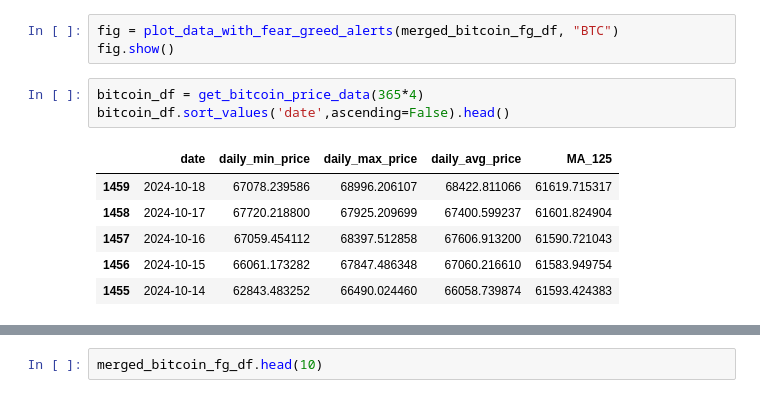
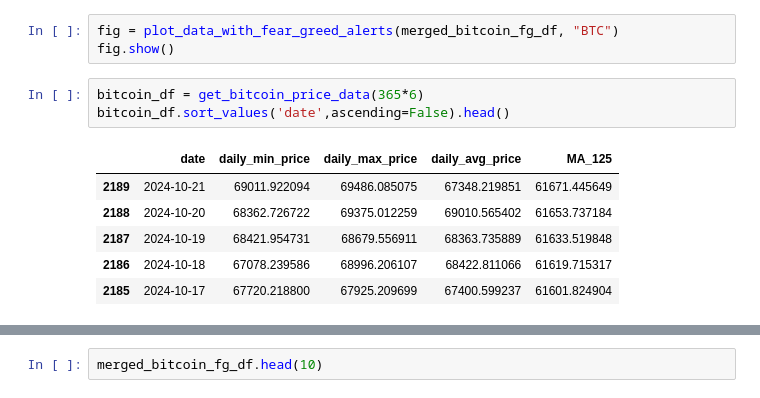
Before and after one commit to yangforbig/Crypto-Fear-Greed-Index-Graph, a Jupyter notebook: script/stream_data.ipynb, the cells around one changed output, grey strips where cells are left out. Saved outputs shown, nothing was run; the diff lists cells and outputs as text.

```diff
--- a/script/stream_data.ipynb
+++ b/script/stream_data.ipynb
@@ -187,12 +301,12 @@ plot_extreme_periods(fear_greed_df, extreme_periods)
 fig = plot_data_with_fear_greed_alerts(merged_bitcoin_fg_df, "BTC")
 fig.show()
 # %%
-bitcoin_df = get_bitcoin_price_data(365*4)
+bitcoin_df = get_bitcoin_price_data(365*6)
 bitcoin_df.sort_values('date',ascending=False).head()
 # %% [output]
 |  | date | daily_min_price | daily_max_price | daily_avg_price | MA_125 |
-| 1459 | 2024-10-18 | 67078.239586 | 68996.206107 | 68422.811066 | 61619.715317 |
-| 1458 | 2024-10-17 | 67720.218800 | 67925.209699 | 67400.599237 | 61601.824904 |
-| 1457 | 2024-10-16 | 67059.454112 | 68397.512858 | 67606.913200 | 61590.721043 |
-| 1456 | 2024-10-15 | 66061.173282 | 67847.486348 | 67060.216610 | 61583.949754 |
-| 1455 | 2024-10-14 | 62843.483252 | 66490.024460 | 66058.739874 | 61593.424383 |
+| 2189 | 2024-10-21 | 69011.922094 | 69486.085075 | 67348.219851 | 61671.445649 |
+| 2188 | 2024-10-20 | 68362.726722 | 69375.012259 | 69010.565402 | 61653.737184 |
+| 2187 | 2024-10-19 | 68421.954731 | 68679.556911 | 68363.735889 | 61633.519848 |
+| 2186 | 2024-10-18 | 67078.239586 | 68996.206107 | 68422.811066 | 61619.715317 |
+| 2185 | 2024-10-17 | 67720.218800 | 67925.209699 | 67400.599237 | 61601.824904 |
```
Also changed, not shown: parts of 23 cells of this notebook.
